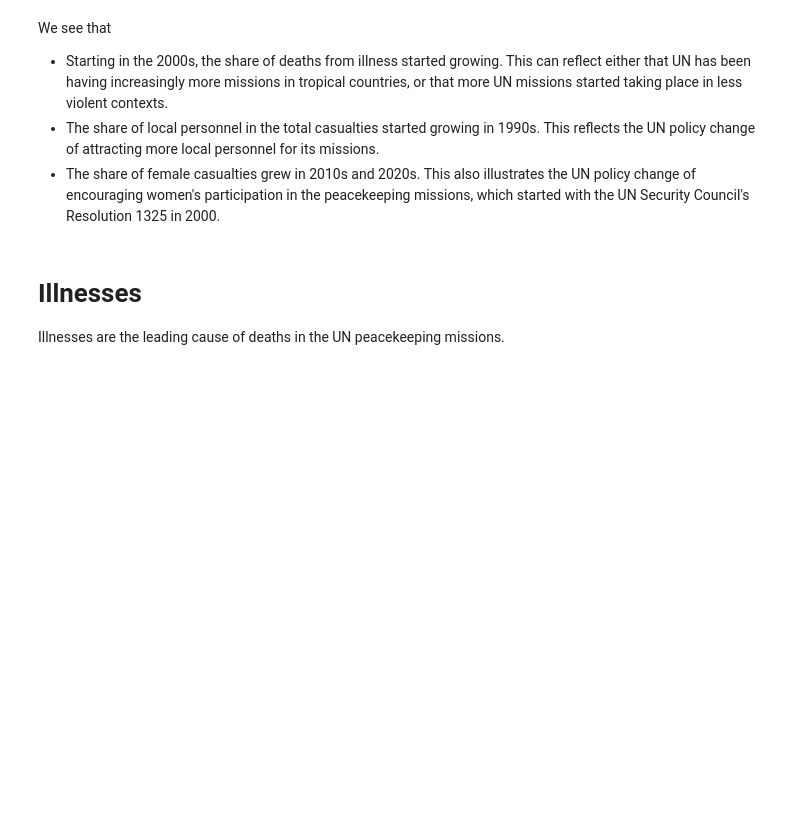
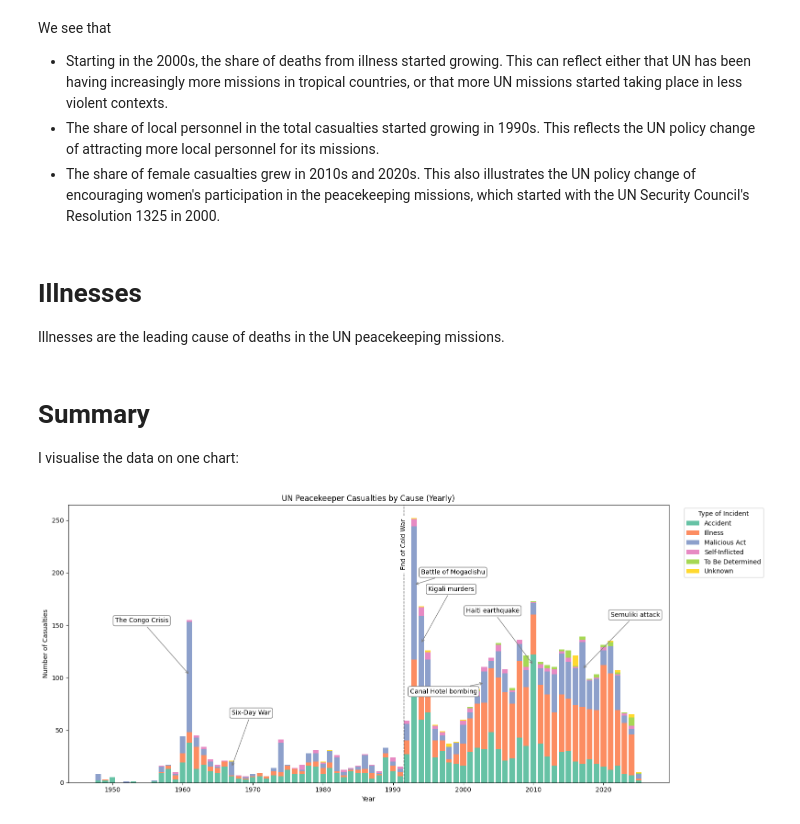
Before and after one commit to iv-div/my-jupyter-portfolio, a Jupyter notebook: peacekeeping-fatalities/data_exploration.ipynb, the cells around one changed output. Drawn from its saved outputs; the diff is of its cells as text; code cells hidden in the pictures; blank space fills up the shorter version.

```diff
--- a/peacekeeping-fatalities/data_exploration.ipynb
+++ b/peacekeeping-fatalities/data_exploration.ipynb
@@ -501,3 +501,72 @@ We see that
 # Illnesses
 
 Illnesses are the leading cause of deaths in the UN peacekeeping missions.
+# %% [markdown]
+# Summary
+
+I visualise the data on one chart:
+# %%
+# Group by year and type_of_incident
+df['year'] = df['incident_date'].dt.year
+yearly = df.groupby(['year', 'type_of_incident']).size().unstack(fill_value=0)
+
+# Sort columns for consistent stack order
+yearly = yearly.sort_index()
+
+# Create the plot
+fig, ax = plt.subplots(figsize=(16, 7))
+
+# Colors for incident types
+incident_types = yearly.columns
+cmap = plt.get_cmap('Set2')  # Or any distinct palette
+color_dict = {inc: cmap(i % cmap.N) for i, inc in enumerate(incident_types)}
+
+# Stacked bars
+bottoms = pd.Series(0, index=yearly.index)
+for inc in incident_types:
+    ax.bar(yearly.index, yearly[inc], bottom=bottoms, label=inc, color=color_dict[inc])
+    bottoms += yearly[inc]
+
+# End of Cold War marker
+ax.axvline(x=1991.5, color='black', linestyle='--', linewidth=1)
+ax.text(1991.5, ax.get_ylim()[1]*0.95, 'End of Cold War', rotation=90,
+        va='top', ha='center', fontsize=10, backgroundcolor='white')
+
+annotations = [
+    # year, type, label, x-offset, y-offset
+    (1961, 'Malicious Act', 'The Congo Crisis', -3, 50),
+    (1967, 'Malicious Act', 'Six-Day War', 0, 50),
+    (1993, 'Malicious Act', 'Battle of Mogadishu', 1, 10),
+    (1994, 'Malicious Act', 'Kigali murders', 1, 50),
+    (2003, 'Malicious Act', 'Canal Hotel bombing', -1, -10),
+    (2017, 'Malicious Act', 'Semuliki attack', 4, 50),
+    (2010, 'Accident', 'Haiti earthquake', -2, 50),
+]
+
+for year, inc_type, label, dx, dy in annotations:
+    try:
+        height = yearly.loc[year, inc_type]
+        bar_base = bottoms.loc[year] - height
+        midpoint = bar_base + height / 2
+
+        ax.annotate(label,
+                    xy=(year, midpoint),
+                    xytext=(year + dx, midpoint + dy),
+                    arrowprops=dict(arrowstyle="->", color='gray'),
+                    bbox=dict(boxstyle="round,pad=0.3", fc="white", ec="gray", lw=1),
+                    fontsize=10,
+                    ha='right' if dx < 0 else 'left')
+    except KeyError:
+        print(f"Missing data for {year}, {inc_type}")
+
+
+# Formatting
+ax.set_title("UN Peacekeeper Casualties by Cause (Yearly)")
+ax.set_xlabel("Year")
+ax.set_ylabel("Number of Casualties")
+ax.legend(title="Type of Incident", bbox_to_anchor=(1.02, 1), loc='upper left')
+plt.tight_layout()
+#plt.savefig("casualties_by_year.png", dpi=500, bbox_inches='tight')
+plt.show()
+# %% [output]
+[figure, added]
```
Also changed, not shown: 1 other file.
